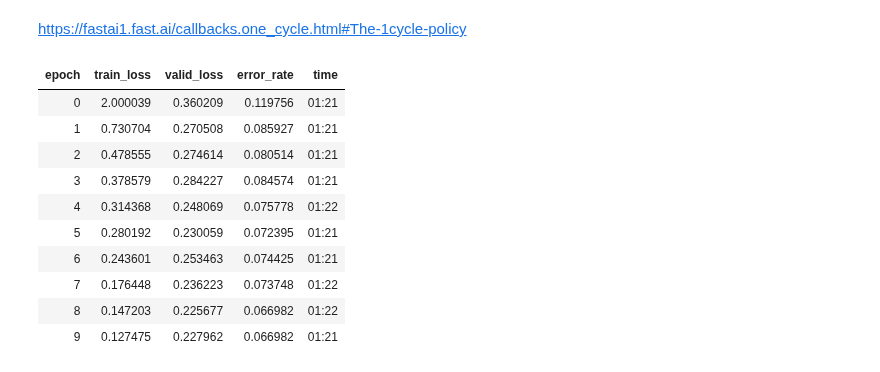
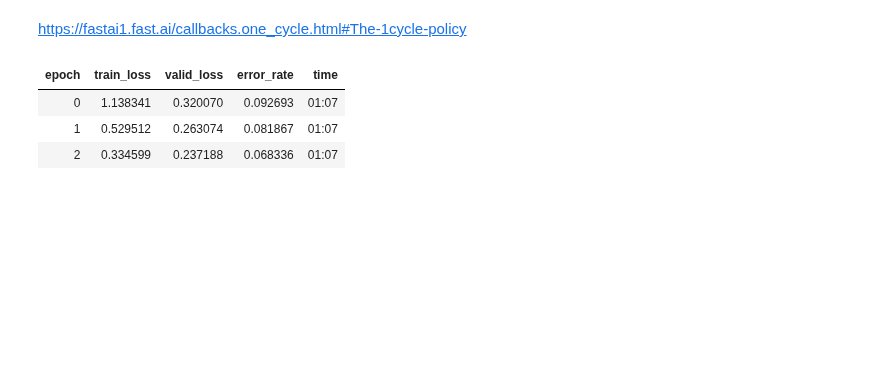
Before and after one commit to i-SanMartin/FastAI, a Jupyter notebook: 05_Pet_Breeds/Classifier.ipynb, the cells around one changed output. Cells and saved outputs as stored; diff of their text form; code cells hidden in the pictures; blank space fills up the shorter version.

```diff
--- a/05_Pet_Breeds/Classifier.ipynb
+++ b/05_Pet_Breeds/Classifier.ipynb
@@ -213,19 +213,12 @@ SuggestedLRs(lr_min=0.010000000149011612, lr_steep=0.00363078061491251)
 # %% [markdown]
 https://fastai1.fast.ai/callbacks.one_cycle.html#The-1cycle-policy
 # %%
-learn.fit_one_cycle(10, lr_max=slice(1e-3,3e-3))
+learn.fit_one_cycle(3, lr_max=slice(1e-3,3e-3))
 # %% [output]
 | epoch | train_loss | valid_loss | error_rate | time |
-| 0 | 2.000039 | 0.360209 | 0.119756 | 01:21 |
-| 1 | 0.730704 | 0.270508 | 0.085927 | 01:21 |
-| 2 | 0.478555 | 0.274614 | 0.080514 | 01:21 |
-| 3 | 0.378579 | 0.284227 | 0.084574 | 01:21 |
-| 4 | 0.314368 | 0.248069 | 0.075778 | 01:22 |
-| 5 | 0.280192 | 0.230059 | 0.072395 | 01:21 |
-| 6 | 0.243601 | 0.253463 | 0.074425 | 01:21 |
-| 7 | 0.176448 | 0.236223 | 0.073748 | 01:22 |
-| 8 | 0.147203 | 0.225677 | 0.066982 | 01:22 |
-| 9 | 0.127475 | 0.227962 | 0.066982 | 01:21 |
+| 0 | 1.138341 | 0.320070 | 0.092693 | 01:07 |
+| 1 | 0.529512 | 0.263074 | 0.081867 | 01:07 |
+| 2 | 0.334599 | 0.237188 | 0.068336 | 01:07 |
 # %%
 learn.unfreeze()
 learn.lr_find()
```
Also changed, not shown: parts of 4 cells of this notebook.
